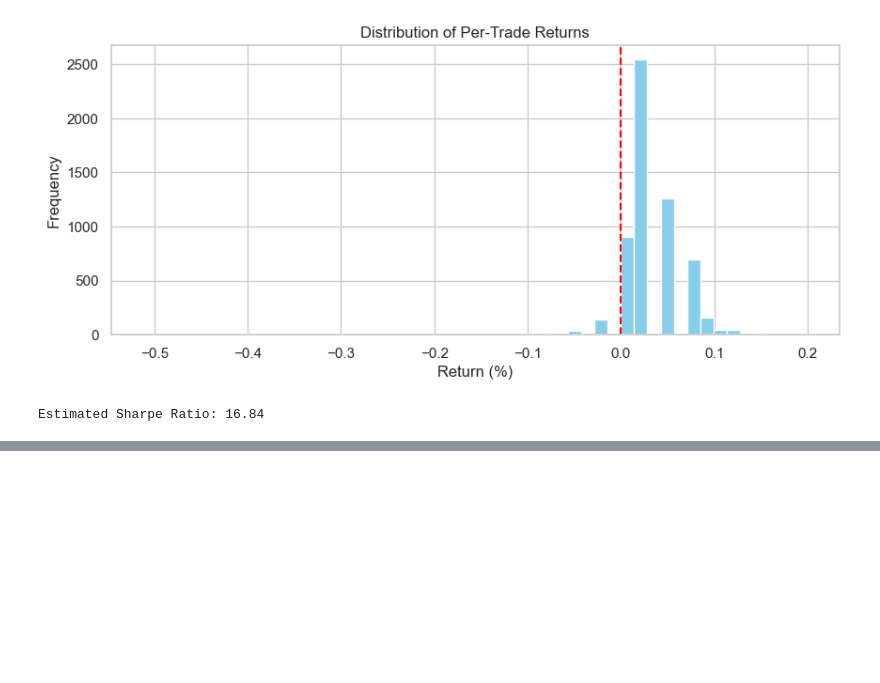
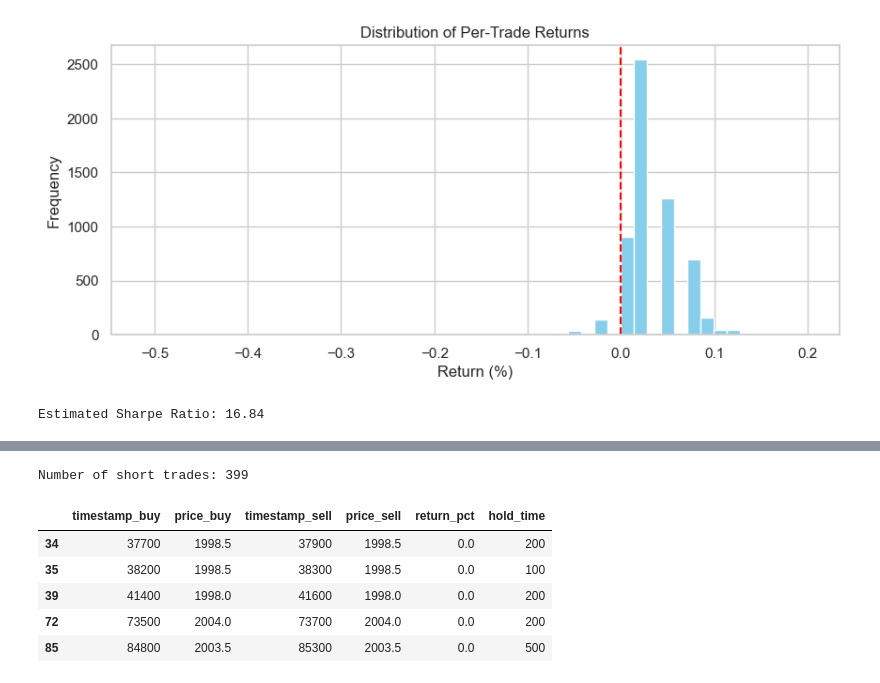
Before and after one commit to tomas-zuquete/imc-prosperity-3, a Jupyter notebook: round_3/KELP_analysis.ipynb, the cells around one changed output, grey strips where cells are left out. Saved outputs shown, nothing was run; the diff lists cells and outputs as text; code cells hidden in the pictures; blank space fills up the shorter version.

```diff
--- a/round_3/KELP_analysis.ipynb
+++ b/round_3/KELP_analysis.ipynb
@@ -591,0 +632,12 @@ KeyError: 'trade_type'
+# %%
+short_trades = paired[paired['direction'] == 'Short'].copy()
+print(f"Number of short trades: {len(short_trades)}")
+display(short_trades[['timestamp_buy', 'price_buy', 'timestamp_sell', 'price_sell', 'return_pct', 'hold_time']].head())
+# %% [output]
+Number of short trades: 399
+|  | timestamp_buy | price_buy | timestamp_sell | price_sell | return_pct | hold_time |
+| 34 | 37700 | 1998.5 | 37900 | 1998.5 | 0.0 | 200 |
+| 35 | 38200 | 1998.5 | 38300 | 1998.5 | 0.0 | 100 |
+| 39 | 41400 | 1998.0 | 41600 | 1998.0 | 0.0 | 200 |
+| 72 | 73500 | 2004.0 | 73700 | 2004.0 | 0.0 | 200 |
+| 85 | 84800 | 2003.5 | 85300 | 2003.5 | 0.0 | 500 |
```
Also changed, not shown: parts of 7 cells of this notebook, 3 other files.
